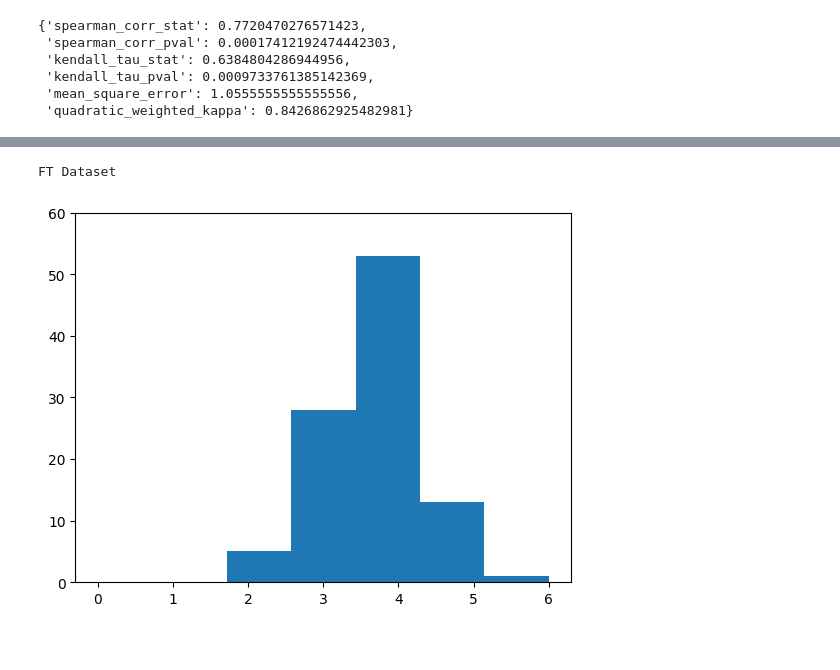
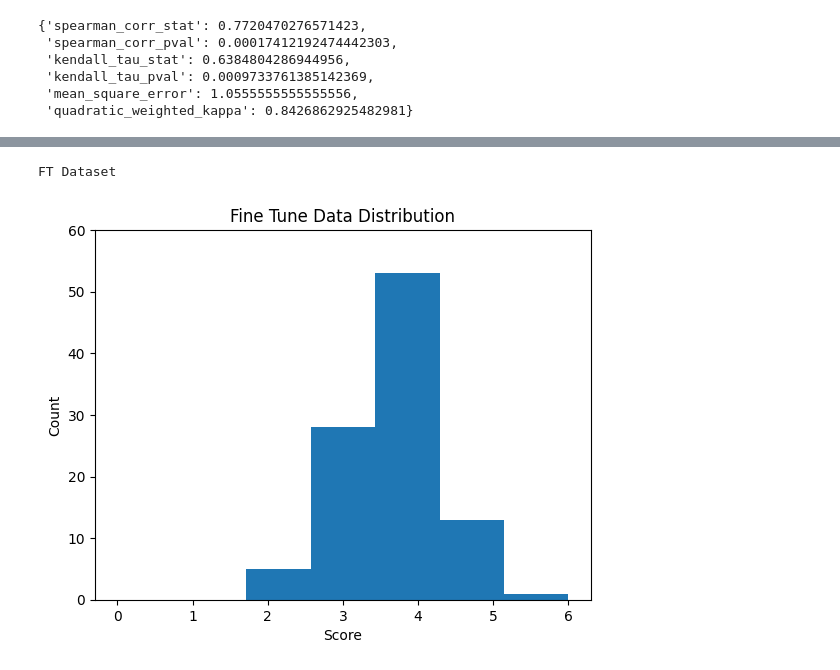
Before and after one commit to siddharthnandy/cs263-project, a Jupyter notebook: eval/eval.ipynb, the cells around one changed output, grey strips where cells are left out. Saved outputs shown, nothing was run; the diff lists cells and outputs as text; code cells hidden in the pictures; blank space fills up the shorter version.

```diff
--- a/eval/eval.ipynb
+++ b/eval/eval.ipynb
@@ -128,8 +143,11 @@ Base
 # %%
 print("FT Dataset")
 plt.ylim(0, 60)
 plt.hist([int(d["score"]) for d in fine_tune_data], bins=7, range=(0, 6))
+plt.title("Fine Tune Data Distribution")
+plt.xlabel("Score")
+plt.ylabel("Count")
 plt.show()
 # %% [output]
 FT Dataset
-[figure, old version]
+[figure, new version]
```
Also changed, not shown: parts of 2 cells of this notebook, 1 other file.
